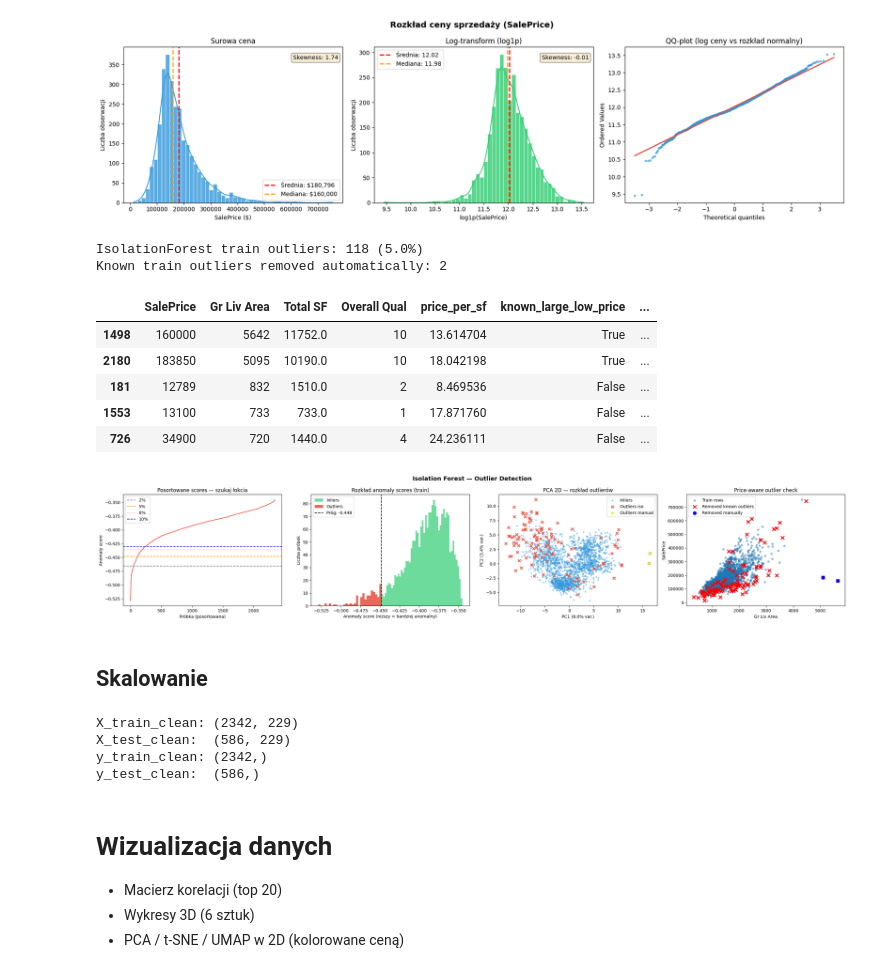
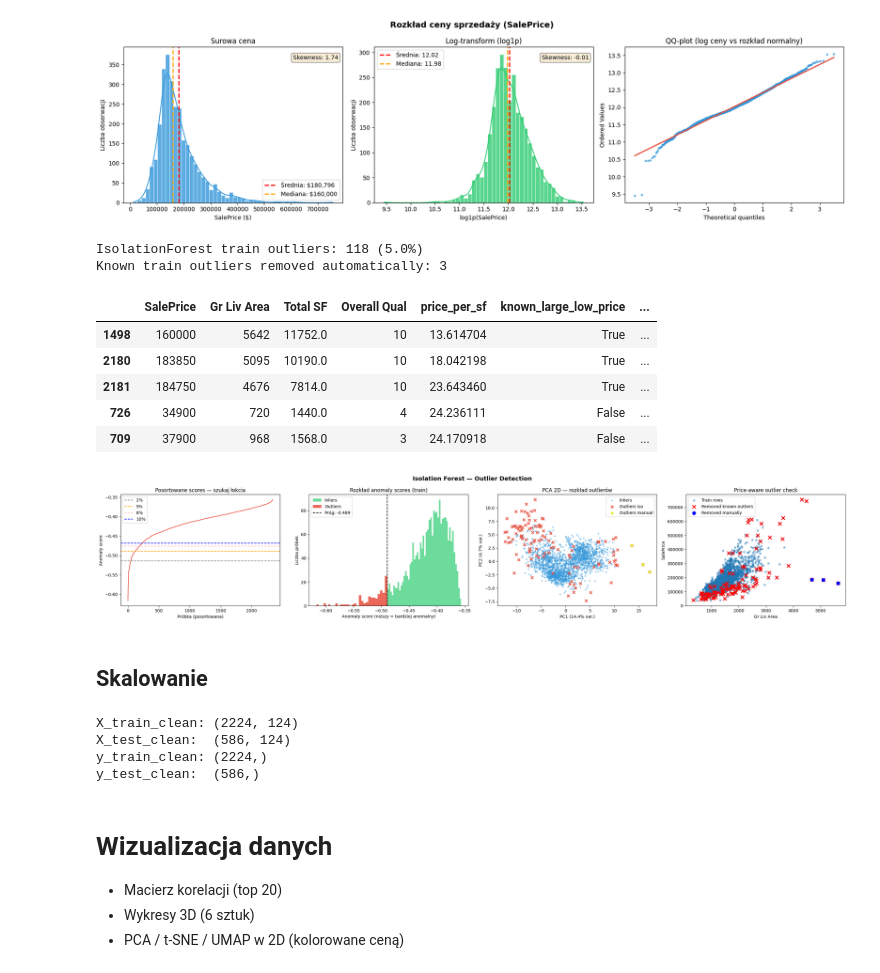
Before and after one commit to fistaszek2009/PropertyValuePredictor, a Jupyter notebook: task.ipynb, the cells around one changed output. Cells and saved outputs as stored; diff of their text form; code cells hidden in the pictures.

```diff
--- a/task.ipynb
+++ b/task.ipynb
@@ -37,7 +37,7 @@ df.head()
 * Standaryzacja (StandardScaler)
 * Numeric skew transforms (log1p)
 # %%
-RANDOM_STATE = 42
+RANDOM_STATE = 40
 
 def add_ames_features(data):
     X = data.copy()
@@ -123,6 +123,9 @@ plt.tight_layout()
 plt.show()
 # %% [output]
 [figure]
+# %%
+outliers = df[y_log < 10.0]
+df.drop(outliers.index, inplace=True)
 # %%
 from sklearn.model_selection import train_test_split
 
@@ -174,10 +177,6 @@ for col, order in ordinal_cols.items():
 one_hot_cols = [ 'MS Zoning', 'Street', 'Alley', 'Land Contour',
                     'Lot Config', 'Bldg Type', 'House Style', 'Roof Style',
                     'Mas Vnr Type', 'Foundation',
-
-                    'MS SubClass', 'Neighborhood', 'Condition 1', 'Garage Type',
-                    'Misc Feature', 'Sale Type', 'Sale Condition', 'Exterior 1st',
-                    'Exterior 2nd'
                 ]
 
 ohe = OneHotEncoder(sparse_output=False, handle_unknown='ignore', dtype=float)
@@ -188,12 +187,14 @@ ohe_test = pd.DataFrame(ohe.transform(X_test[one_hot_cols]), columns=ohe.get_fea
 X_train = pd.concat([X_train.drop(columns=one_hot_cols), ohe_train], axis=1)
 X_test = pd.concat([X_test.drop(columns=one_hot_cols), ohe_test], axis=1)
 
-# target_cols = [
-#                 ]
+target_cols = [  'MS SubClass', 'Neighborhood', 'Condition 1', 'Garage Type',
+                    'Misc Feature', 'Sale Type', 'Sale Condition', 'Exterior 1st',
+                    'Exterior 2nd'
+                ]
 
-# te = TargetEncoder(target_type="continuous", random_state=RANDOM_STATE)
-# X_train[target_cols] = te.fit_transform(X_train[target_cols], y_train)
-# X_test[target_cols]  = te.transform(X_test[target_cols])
+te = TargetEncoder(target_type="continuous", random_state=RANDOM_STATE)
+X_train[target_cols] = te.fit_transform(X_train[target_cols], y_train)
+X_test[target_cols]  = te.transform(X_test[target_cols])
 # %%
 from sklearn.ensemble import IsolationForest
 from sklearn.decomposition import PCA
@@ -234,13 +235,13 @@ print(f'Known train outliers removed automatically: {known_outlier_mask.sum()}')
 display(outlier_review.head(5))
 # %% [output]
 IsolationForest train outliers: 118 (5.0%)
-Known train outliers removed automatically: 2
+Known train outliers removed automatically: 3
 |  | SalePrice | Gr Liv Area | Total SF | Overall Qual | price_per_sf | known_large_low_price | ... |
 | 1498 | 160000 | 5642 | 11752.0 | 10 | 13.614704 | True | ... |
 | 2180 | 183850 | 5095 | 10190.0 | 10 | 18.042198 | True | ... |
-| 181 | 12789 | 832 | 1510.0 | 2 | 8.469536 | False | ... |
-| 1553 | 13100 | 733 | 733.0 | 1 | 17.871760 | False | ... |
+| 2181 | 184750 | 4676 | 7814.0 | 10 | 23.643460 | True | ... |
 | 726 | 34900 | 720 | 1440.0 | 4 | 24.236111 | False | ... |
+| 709 | 37900 | 968 | 1568.0 | 3 | 24.170918 | False | ... |
 # %%
 fig, axes = plt.subplots(1, 4, figsize=(25, 5))
 fig.suptitle("Isolation Forest — Outlier Detection", fontsize=14, fontweight='bold')
@@ -289,37 +290,37 @@ ax.scatter(X_2d[known_outlier_mask, 0], X_2d[known_outlier_mask, 1],
            s=40, alpha=0.9, color="#e4f124d1", marker='o',
            linewidths=0.5, label='Outliers manual')
 ax.set_title('PCA 2D — rozkład outlierów')
 ax.set_xlabel(f'PC1 ({pca.explained_variance_ratio_[0]*100:.1f}% var.)')
 ax.set_ylabel(f'PC2 ({pca.explained_variance_ratio_[1]*100:.1f}% var.)')
 ax.legend()
 
 ax = axes[3]
 ax.scatter(X_train['Gr Liv Area'], y_train, s=18, alpha=0.45, label='Train rows')
 ax.scatter(
     X_train.loc[train_iso_mask, 'Gr Liv Area'],
     y_train.loc[train_iso_mask],
     s=70, marker='x', color='red', linewidths=2, label='Removed known outliers'
 )
 ax.scatter(
     X_train.loc[known_outlier_mask, 'Gr Liv Area'],
     y_train.loc[known_outlier_mask],
     s=70, marker='o', color='blue', linewidths=0.5, label='Removed manually'
 )
 ax.set_xlabel('Gr Liv Area')
 ax.set_ylabel('SalePrice')
 ax.set_title('Price-aware outlier check')
 ax.legend()
 
 plt.tight_layout()
 plt.show()
 
-X_train_clean = X_train[ ~known_outlier_mask] # ~train_iso_mask &
-y_train_clean = y_train[~known_outlier_mask]
-y_train_log = y_train_log[ ~known_outlier_mask]
+X_train_clean = X_train[~train_iso_mask & ~known_outlier_mask] # ~train_iso_mask &
+y_train_clean = y_train[~train_iso_mask & ~known_outlier_mask]
+y_train_log = y_train_log[~train_iso_mask & ~known_outlier_mask]
 X_test_clean = X_test
 y_test_clean = y_test
 # %% [output]
-[figure, old version]
+[figure, new version]
 # %% [markdown]
 ## Skalowanie
 # %%
@@ -332,9 +333,9 @@ print(f"X_test_clean:  {X_test_clean_scaled.shape}")
 print(f"y_train_clean: {y_train_clean.shape}")
 print(f"y_test_clean:  {y_test_clean.shape}")
 # %% [output]
-X_train_clean: (2342, 229)
-X_test_clean:  (586, 229)
-y_train_clean: (2342,)
+X_train_clean: (2224, 124)
+X_test_clean:  (586, 124)
+y_train_clean: (2224,)
 y_test_clean:  (586,)
 # %% [markdown]
 # Wizualizacja danych
```
Also changed, not shown: parts of 11 cells of this notebook.
